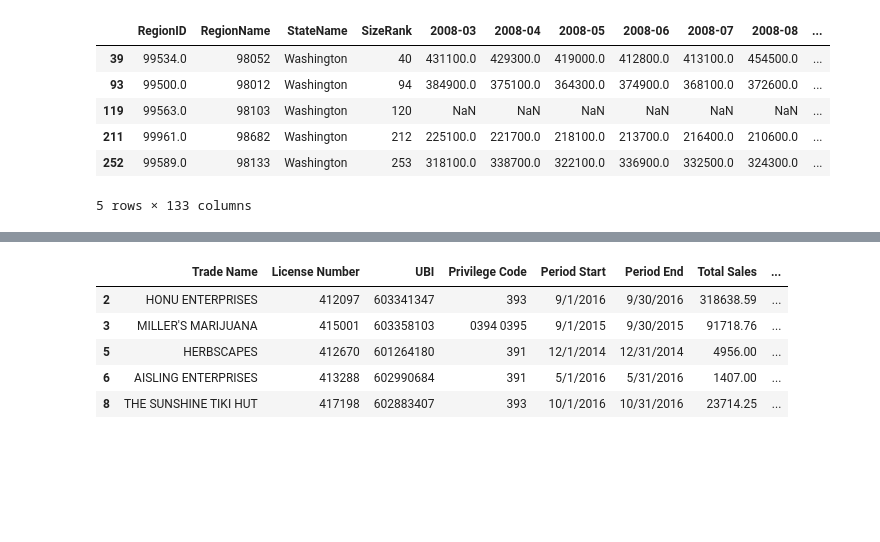
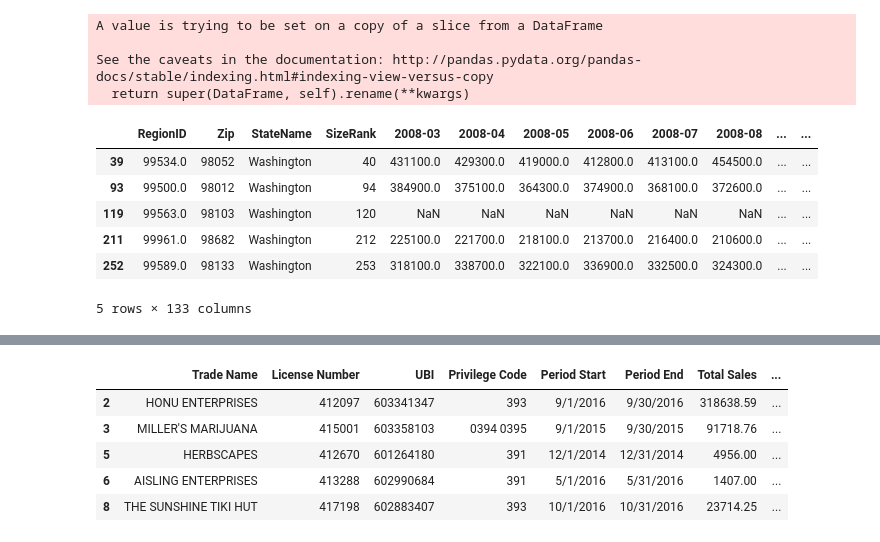
Before and after one commit to chane-d/group-project-one, a Jupyter notebook: Test_Zill.ipynb, the cells around one changed output, grey strips where cells are left out. Saved outputs shown, nothing was run; the diff lists cells and outputs as text; code cells hidden in the pictures; blank space fills up the shorter version.

```diff
--- a/Test_Zill.ipynb
+++ b/Test_Zill.ipynb
@@ -8,15 +11,20 @@ business=pd.read_csv('Inputs/Licensed_Businesses_WA.csv')
 pot_sales=pd.read_csv('Inputs/Sales_and_Tax_Report_WA.csv')
 # %%
 wa_all_hp=homeprice.loc[homeprice['StateName']=='Washington',:]
+wa_all_hp.rename(columns={'RegionName':'Zip'},inplace=True)
 wa_all_hp.head()
 # %% [output]
+A value is trying to be set on a copy of a slice from a DataFrame
+
+See the caveats in the documentation: http://pandas.pydata.org/pandas-docs/stable/indexing.html#indexing-view-versus-copy
+  return super(DataFrame, self).rename(**kwargs)
-|  | RegionID | RegionName | StateName | SizeRank | 2008-03 | 2008-04 | 2008-05 | 2008-06 | 2008-07 | 2008-08 | ... |
-| 39 | 99534.0 | 98052 | Washington | 40 | 431100.0 | 429300.0 | 419000.0 | 412800.0 | 413100.0 | 454500.0 | ... |
-| 93 | 99500.0 | 98012 | Washington | 94 | 384900.0 | 375100.0 | 364300.0 | 374900.0 | 368100.0 | 372600.0 | ... |
-| 119 | 99563.0 | 98103 | Washington | 120 | NaN | NaN | NaN | NaN | NaN | NaN | ... |
-| 211 | 99961.0 | 98682 | Washington | 212 | 225100.0 | 221700.0 | 218100.0 | 213700.0 | 216400.0 | 210600.0 | ... |
-| 252 | 99589.0 | 98133 | Washington | 253 | 318100.0 | 338700.0 | 322100.0 | 336900.0 | 332500.0 | 324300.0 | ... |
+|  | RegionID | Zip | StateName | SizeRank | 2008-03 | 2008-04 | 2008-05 | 2008-06 | 2008-07 | 2008-08 | ... | ... |
+| 39 | 99534.0 | 98052 | Washington | 40 | 431100.0 | 429300.0 | 419000.0 | 412800.0 | 413100.0 | 454500.0 | ... | ... |
+| 93 | 99500.0 | 98012 | Washington | 94 | 384900.0 | 375100.0 | 364300.0 | 374900.0 | 368100.0 | 372600.0 | ... | ... |
+| 119 | 99563.0 | 98103 | Washington | 120 | NaN | NaN | NaN | NaN | NaN | NaN | ... | ... |
+| 211 | 99961.0 | 98682 | Washington | 212 | 225100.0 | 221700.0 | 218100.0 | 213700.0 | 216400.0 | 210600.0 | ... | ... |
+| 252 | 99589.0 | 98133 | Washington | 253 | 318100.0 | 338700.0 | 322100.0 | 336900.0 | 332500.0 | 324300.0 | ... | ... |
-5 rows × 133 columns
+5 rows × 133 columns
 # %%
 business.head()
 # %% [output]
```
Also changed, not shown: parts of 30 cells of this notebook, 1 other file.
